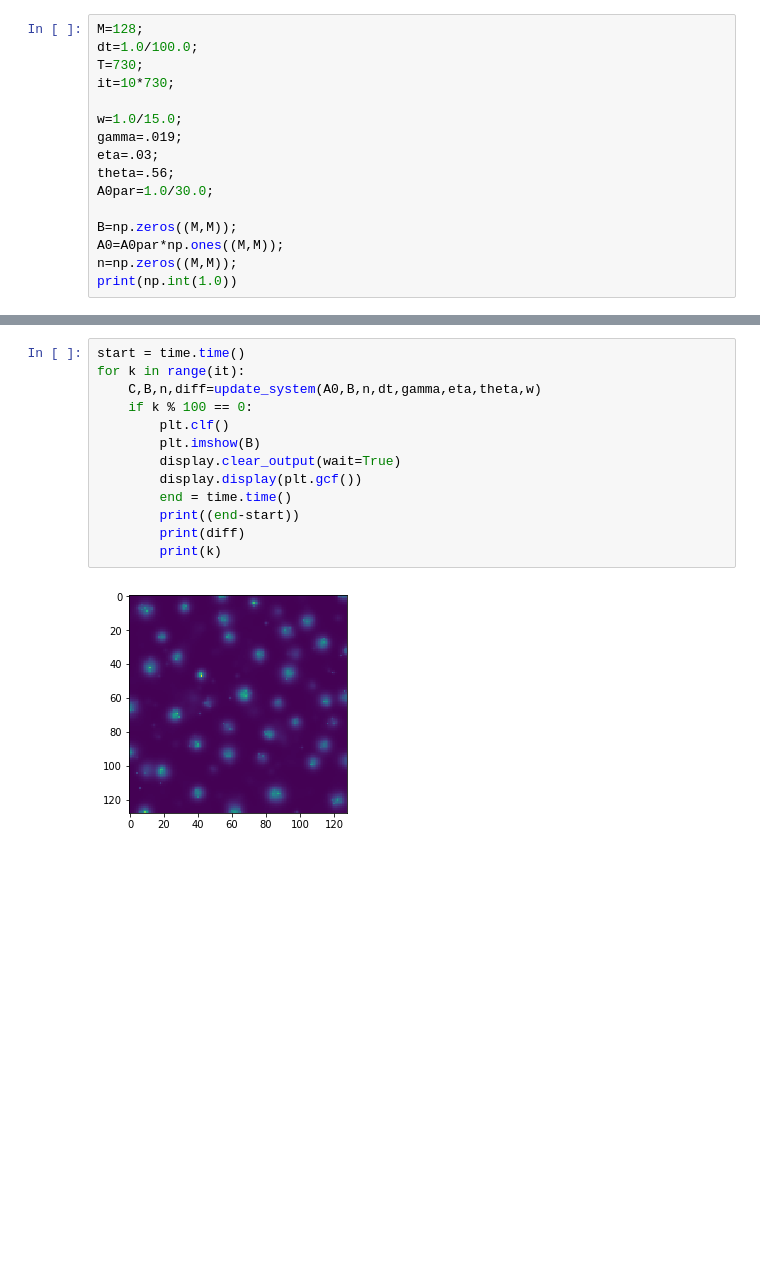
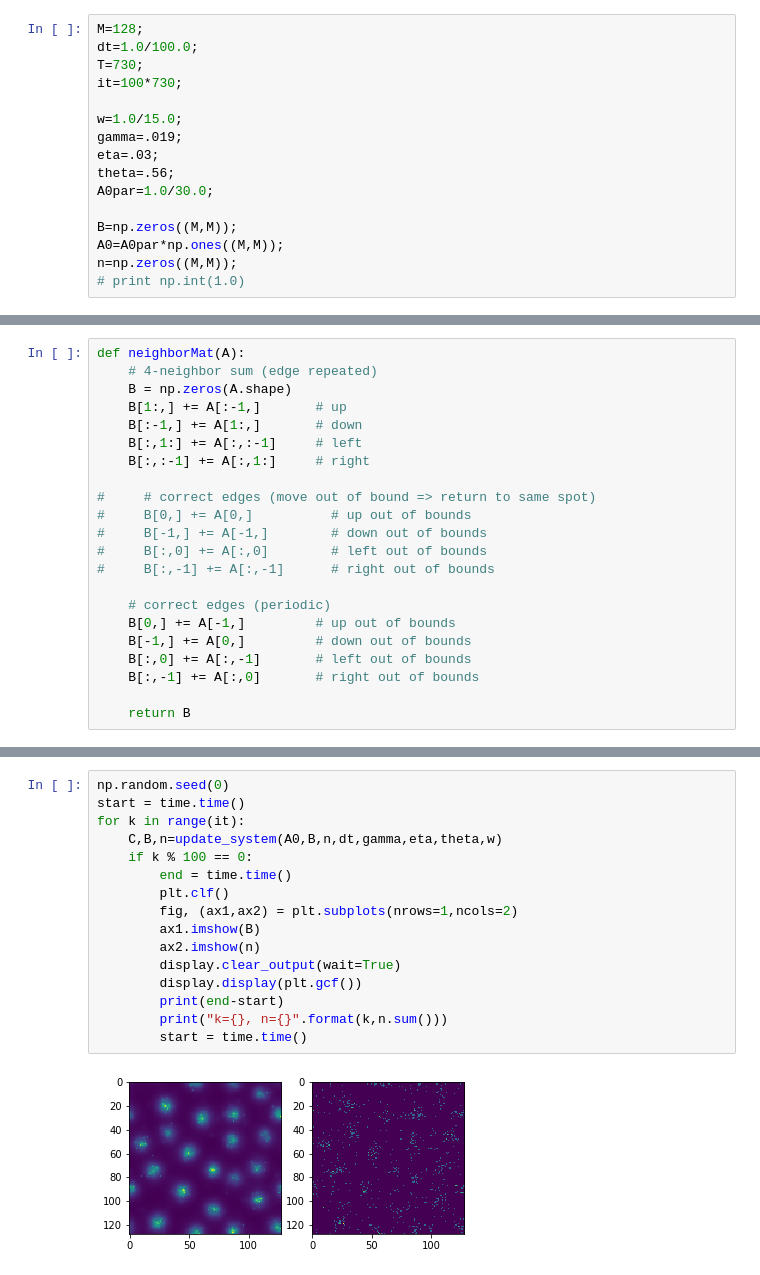
Before and after one commit to shreyanshmohnot/crime-simulation, a Jupyter notebook: crime_simulation.ipynb, the cells around one changed output, grey strips where cells are left out. Saved outputs shown, nothing was run; the diff lists cells and outputs as text; blank space fills up the shorter version.

```diff
--- a/crime_simulation.ipynb
+++ b/crime_simulation.ipynb
@@ -16,7 +17,7 @@ from keras.optimizers import Adam
 M=128;
 dt=1.0/100.0;
 T=730;
-it=10*730;
+it=100*730;
 
 w=1.0/15.0;
 gamma=.019;
@@ -27,4 +28,4 @@ A0par=1.0/30.0;
 B=np.zeros((M,M));
 A0=A0par*np.ones((M,M));
 n=np.zeros((M,M));
-print(np.int(1.0))
+# print np.int(1.0)
@@ -116,0 +32,22 @@ def update_system(A0,B,n,dt,gamma,eta,theta,w):
+# %%
+def neighborMat(A):
+    # 4-neighbor sum (edge repeated)
+    B = np.zeros(A.shape)
+    B[1:,] += A[:-1,]       # up
+    B[:-1,] += A[1:,]       # down
+    B[:,1:] += A[:,:-1]     # left
+    B[:,:-1] += A[:,1:]     # right
+
+#     # correct edges (move out of bound => return to same spot)
+#     B[0,] += A[0,]          # up out of bounds
+#     B[-1,] += A[-1,]        # down out of bounds
+#     B[:,0] += A[:,0]        # left out of bounds
+#     B[:,-1] += A[:,-1]      # right out of bounds
+
+    # correct edges (periodic)
+    B[0,] += A[-1,]         # up out of bounds
+    B[-1,] += A[0,]         # down out of bounds
+    B[:,0] += A[:,-1]       # left out of bounds
+    B[:,-1] += A[:,0]       # right out of bounds
+
+    return B
@@ -117,15 +241,18 @@ def update_system(A0,B,n,dt,gamma,eta,theta,w):
 # %%
+np.random.seed(0)
 start = time.time()
 for k in range(it):
-    C,B,n,diff=update_system(A0,B,n,dt,gamma,eta,theta,w)
+    C,B,n=update_system(A0,B,n,dt,gamma,eta,theta,w)
     if k % 100 == 0:
+        end = time.time()
         plt.clf()
-        plt.imshow(B)
+        fig, (ax1,ax2) = plt.subplots(nrows=1,ncols=2)
+        ax1.imshow(B)
+        ax2.imshow(n)
         display.clear_output(wait=True)
         display.display(plt.gcf())
-        end = time.time()
-        print((end-start))
-        print(diff)
-        print(k)
+        print(end-start)
+        print("k={}, n={}".format(k,n.sum()))
+        start = time.time()
 # %% [output]
-[figure, old version]
+[figure, new version]
```
Also changed, not shown: parts of 9 cells of this notebook.
